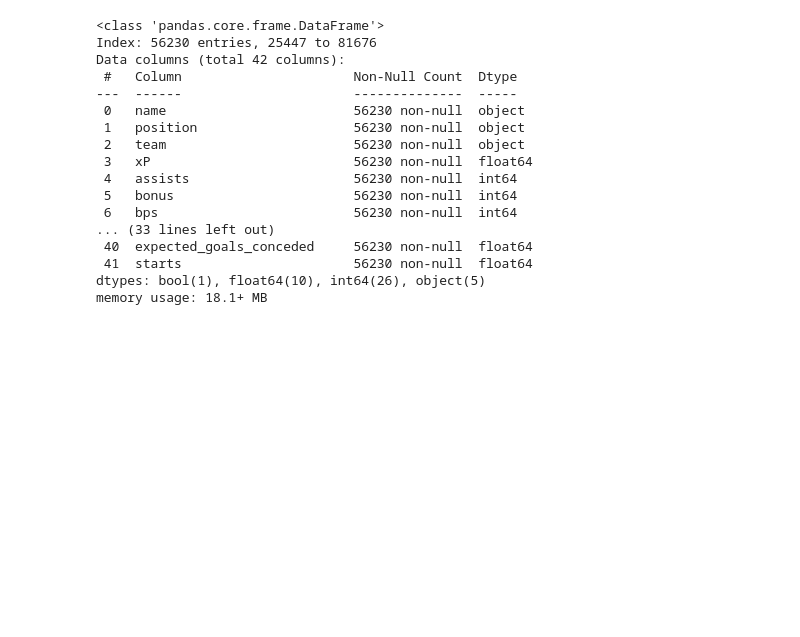
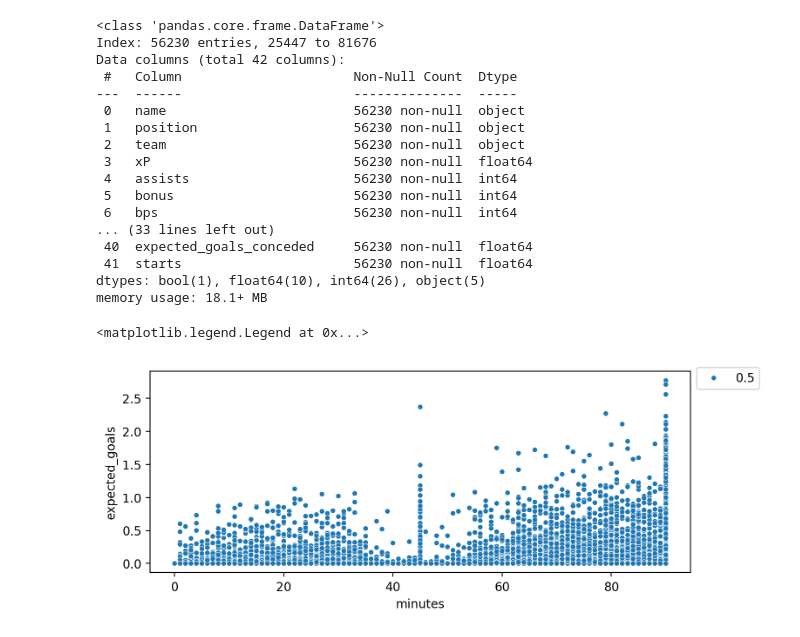
Before and after one commit to Hotchapu13/Fantasy-Premier-League, a Jupyter notebook: FPL_EDA.ipynb, the cells around one changed output. Drawn from its saved outputs; the diff is of its cells as text; code cells hidden in the pictures; blank space fills up the shorter version.

Commit message:
Checking relationship between minutes played and expected goals

```diff
--- a/FPL_EDA.ipynb
+++ b/FPL_EDA.ipynb
@@ -102,0 +106,7 @@ memory usage: 18.1+ MB
+# %%
+plt.figure(figsize=(8,3),dpi=200)
+sns.scatterplot(data=historical_data,x='minutes',y='expected_goals',size=0.5)
+plt.legend(bbox_to_anchor=(1,1.05))
+# %% [output]
+<matplotlib.legend.Legend at 0x...>
+[figure, added]
```
Also changed, not shown: parts of 1 cell of this notebook.
